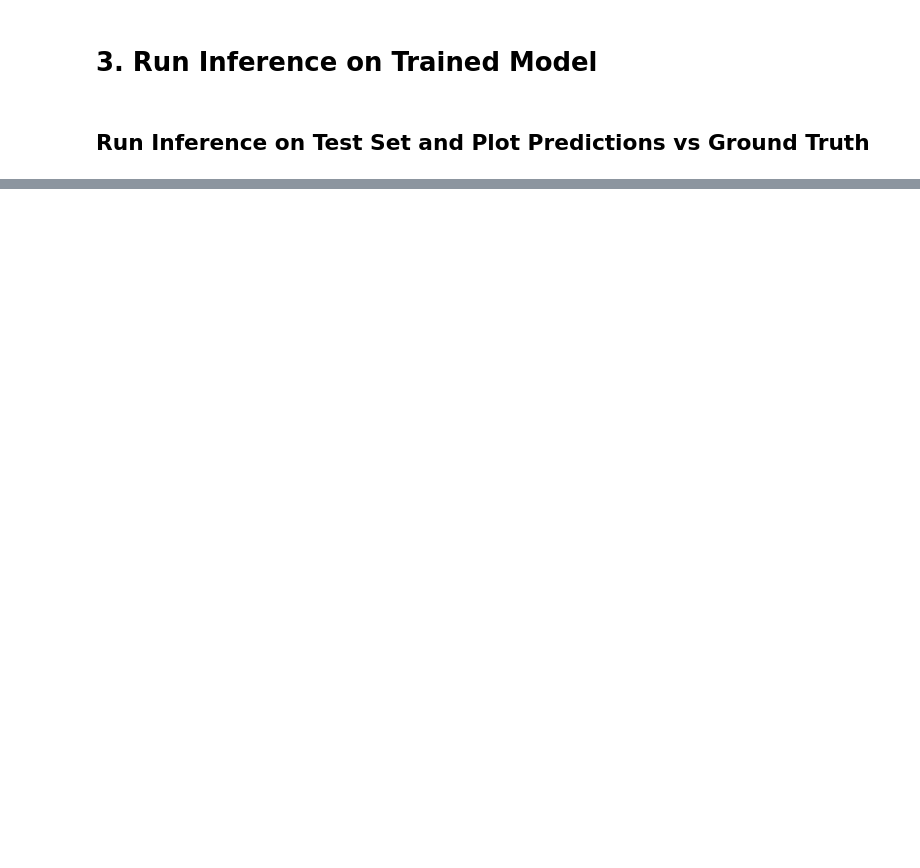
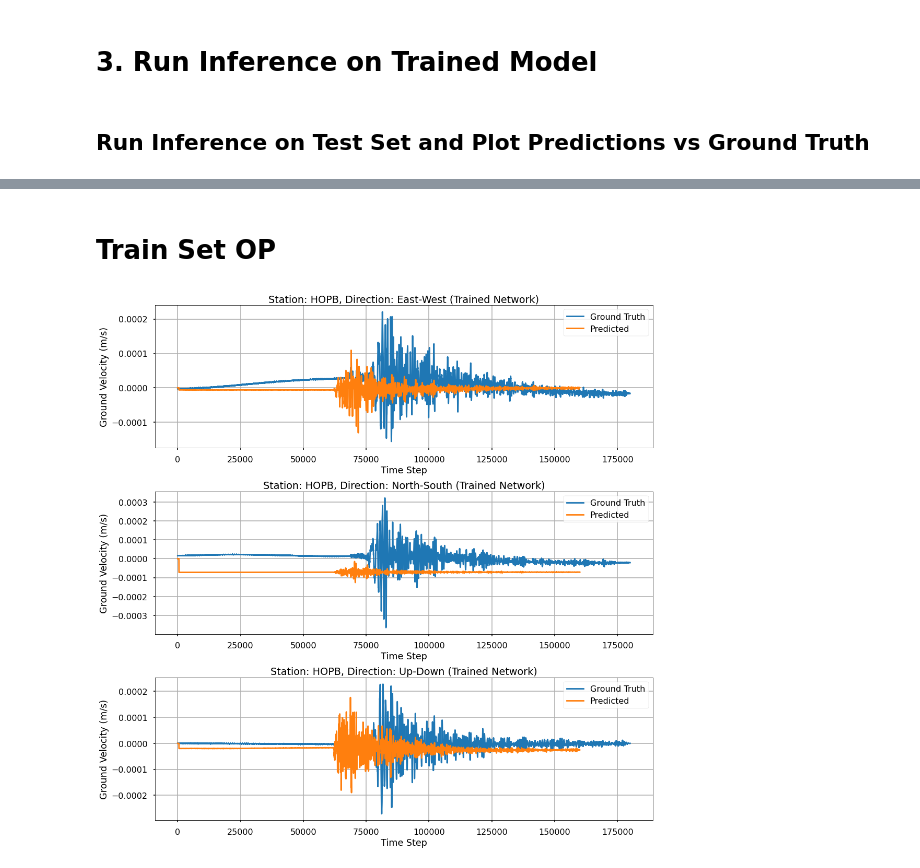
Before and after one commit to avzero07/eew-spatio-temporal, a Jupyter notebook: scratch/scratch-eq-nn-experiments.ipynb, the cells around one changed output, grey strips where cells are left out. Drawn from its saved outputs; the diff is of its cells as text; code cells hidden in the pictures; blank space fills up the shorter version.

```diff
--- a/scratch/scratch-eq-nn-experiments.ipynb
+++ b/scratch/scratch-eq-nn-experiments.ipynb
@@ -375,0 +421,9 @@ fig_inference_trained = gen_plots(inference_op,ev_2_test_y,sta_list[-1],comment=
+# %% [markdown]
+# Train Set OP
+# %%
+# Train Output
+new_pred_train,trn_loss = run_inference(net,train_loader,gen_prediction=True)
+inference_op_trn = write_op_to_numpy_streams(new_pred_train,train_dataset.ip_dim,train_dataset.seq_length)
+fig_inference_trained = gen_plots(inference_op_trn,ev_1_train_y,sta_list[-1],comment='(Trained Network)')
+# %% [output]
+[figure, added]
```
Also changed, not shown: parts of 40 cells of this notebook.
